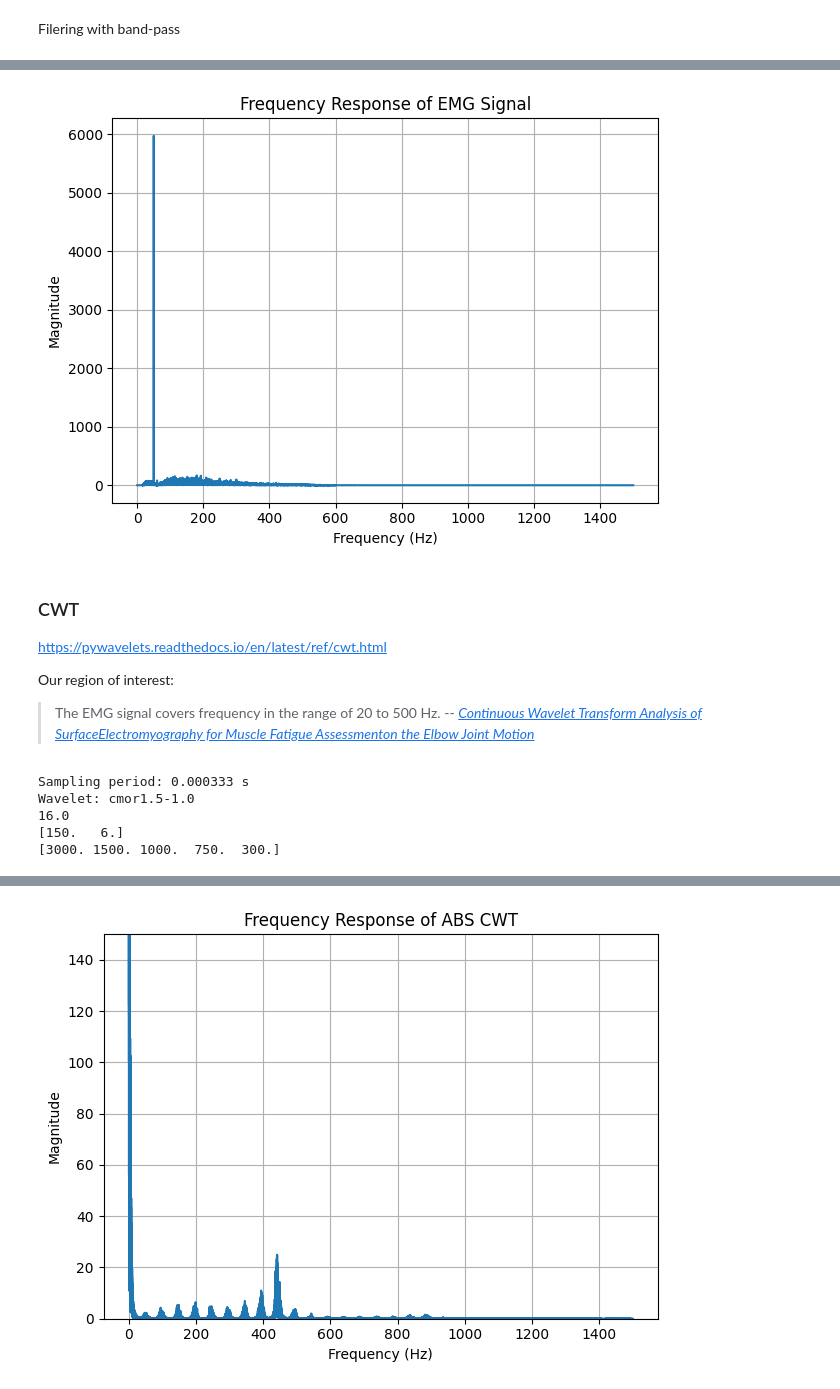
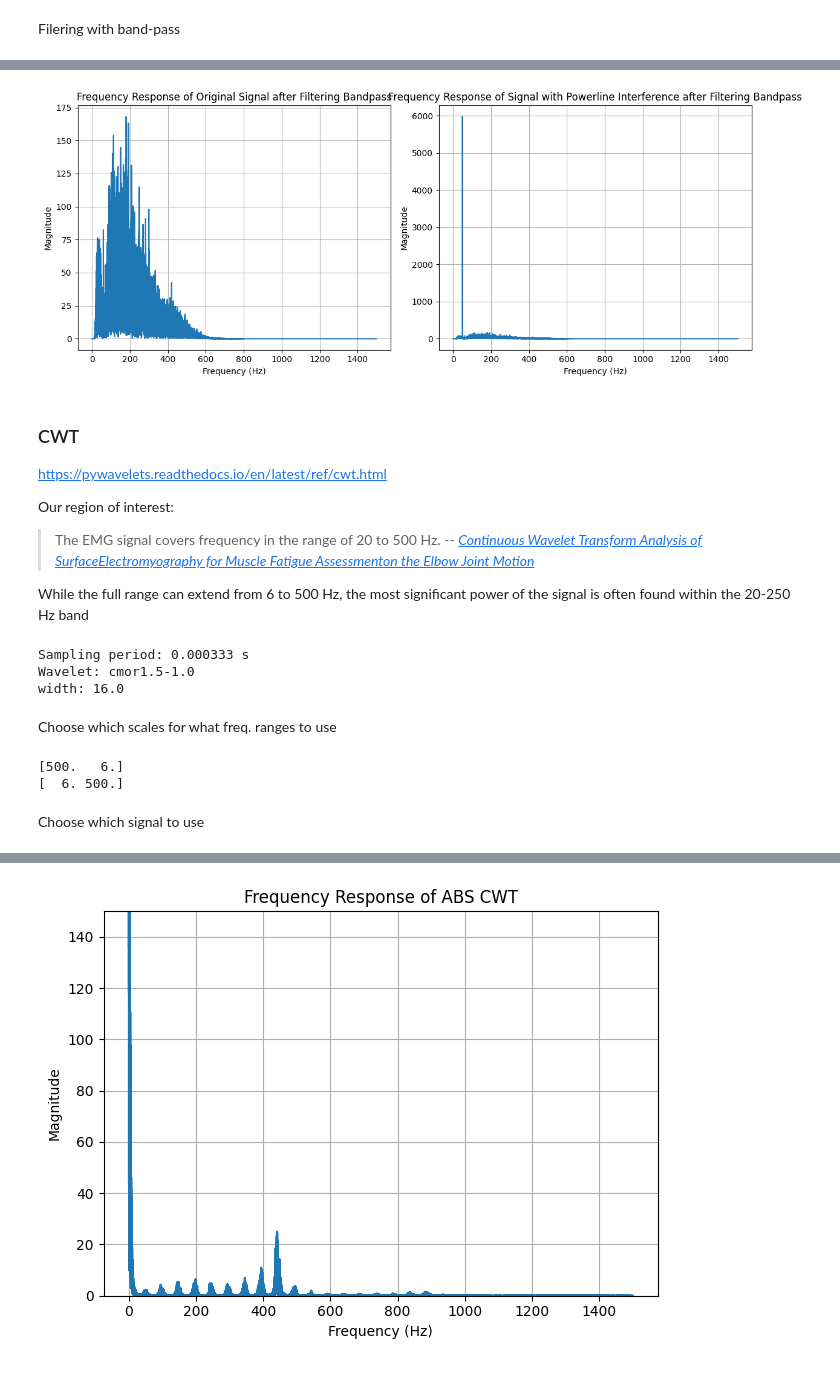
Before and after one commit to OlaffoJaszczur/CWT_magisterka, a Jupyter notebook: cwt_scale_surch.ipynb, the cells around one changed output, grey strips where cells are left out. Saved outputs shown, nothing was run; the diff lists cells and outputs as text; code cells hidden in the pictures.

```diff
--- a/cwt_scale_surch.ipynb
+++ b/cwt_scale_surch.ipynb
@@ -41,7 +65,7 @@ variable_amplitude = amplitude * (1 + 0.5 * np.sin(2 * np.pi * 0.1 * df['Time (s
 # Generate powerline interference
 interference = variable_amplitude * np.sin(2 * np.pi * powerline_freq * df['Time (s)'])
 
-df['EMG Signal'] = df['EMG Signal'] + interference
+signal_with_powerline_interference = signal + interference
 # %% [markdown]
 ![image.png](attachment:image.png)
 # %% [markdown]
@@ -112,21 +145,34 @@ signal = filtered_signal
 # %%
-# Compute the FFT of the band-pass filtered signal
+# Compute the FFT of the signal with powerline interference
+n_interference = len(signal_with_powerline_interference)
+fft_signal_with_interference = np.fft.fft(signal_with_powerline_interference)
+fft_freq_with_interference = np.fft.fftfreq(n_interference, d=1/fs)
+
 n = len(signal)
 fft_signal = np.fft.fft(signal)
 fft_freq = np.fft.fftfreq(n, d=1/fs)
 
-# Plot the frequency response
-fig, ax = plt.subplots()
-ax.plot(fft_freq[:n//2], np.abs(fft_signal)[:n//2])
-ax.set_title("Frequency Response of EMG Signal")
-ax.set_xlabel("Frequency (Hz)")
-ax.set_ylabel("Magnitude")
-ax.grid()
+# Plot the frequency responses side by side
+fig, axs = plt.subplots(1, 2, figsize=(12, 5))
+
+# Subplot 1: FFT of the original signal
+axs[0].plot(fft_freq[:n//2], np.abs(fft_signal)[:n//2])
+axs[0].set_title("Frequency Response of Original Signal after Filtering Bandpass")
+axs[0].set_xlabel("Frequency (Hz)")
+axs[0].set_ylabel("Magnitude")
+axs[0].grid()
+
+# Subplot 2: FFT of the signal with powerline interference
+axs[1].plot(fft_freq_with_interference[:n_interference//2], np.abs(fft_signal_with_interference)[:n_interference//2])
+axs[1].set_title("Frequency Response of Signal with Powerline Interference after Filtering Bandpass")
+axs[1].set_xlabel("Frequency (Hz)")
+axs[1].set_ylabel("Magnitude")
+axs[1].grid()
 
 plt.tight_layout()
 plt.show()
 # %% [output]
-[figure, old version]
+[figure, new version]
 # %% [markdown]
 ### CWT
 
@@ -138,6 +184,8 @@ Our region of interest:
 > -- <cite>[Continuous Wavelet Transform Analysis of SurfaceElectromyography for Muscle Fatigue Assessmenton the Elbow Joint Motion][1]</cite>
 
 [1]: https://www.researchgate.net/publication/320162739_Continuous_Wavelet_Transform_Analysis_of_Surface_Electromyography_for_Muscle_Fatigue_Assessment_on_the_Elbow_Joint_Motion
+
+While the full range can extend from 6 to 500 Hz, the most significant power of the signal is often found within the 20-250 Hz band
 # %%
 # Arguments for CWT
 dt = 1 / fs # Sampling period in seconds
@@ -155,15 +203,6 @@ C = 1.0 # Center frequency
 wavelet = 'cmor'+ str(B) + '-' + str(C)
 print(f"Wavelet: {wavelet}")
 
-#Scales
-wav = pywt.ContinuousWavelet(wavelet)
-width = wav.upper_bound - wav.lower_bound
-print(width)
-
-frequencies = np.array([20, 500]) / fs # normalize
-scales = pywt.frequency2scale(wavelet, frequencies)
-print(scales)
-
 '''
 For each of the wavelets described below, the implementation in PyWavelets evaluates the wavelet function for
  over the range [wavelet.lower_bound, wavelet.upper_bound] (with default range ). scale = 1 corresponds to the case where the extent of the
@@ -174,11 +213,17 @@ To relate a given scale to a specific signal frequency, the sampling period of t
 The proper choice of scales depends on the chosen wavelet, so pywt.scale2frequency() should be used to get an idea of an appropriate range for the signal of interest.
 '''
 
-frequencies = pywt.scale2frequency(wavelet, [1, 2, 3, 4, 10]) / dt
-print(frequencies)
+#Scales
+wav = pywt.ContinuousWavelet(wavelet)
+width = wav.upper_bound - wav.lower_bound
+print("width:",width)
+
+# 2 different cases for scales according to literature
+all_frequencies = np.array([6, 500])
+significant_frequencies = np.array([20, 250])
 # %% [output]
 Sampling period: 0.000333 s
 Wavelet: cmor1.5-1.0
-16.0
-[150.   6.]
-[3000. 1500. 1000.  750.  300.]
+width: 16.0
+# %% [markdown]
+Choose which scales for what freq. ranges to use
@@ -184,0 +235,17 @@ Wavelet: cmor1.5-1.0
+# %%
+
+scales = pywt.frequency2scale(wavelet, frequencies)
+print(scales)
+
+'''
+To convert frequency to scale for use in the wavelform tet transhe function pywt.frequency2scale() can be used. This is the complement of the pywt.scale2frequency() function as seen in the previous section.
+Note that the input frequency in this function is normalized by 1/dt, or the sampling frequency fs. This function is useful for specifying the transform as a function of frequency directly.
+'''
+
+frequencies = pywt.scale2frequency(wavelet, [500, 6]) / dt
+print(frequencies)
+# %% [output]
+[500.   6.]
+[  6. 500.]
+# %% [markdown]
+Choose which signal to use
```
Also changed, not shown: parts of 18 cells of this notebook.
